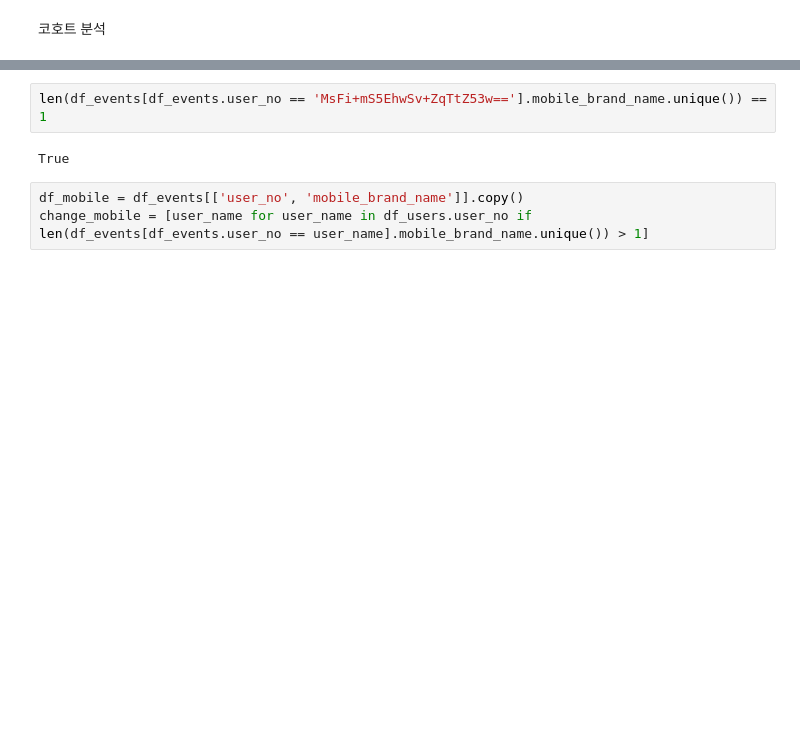
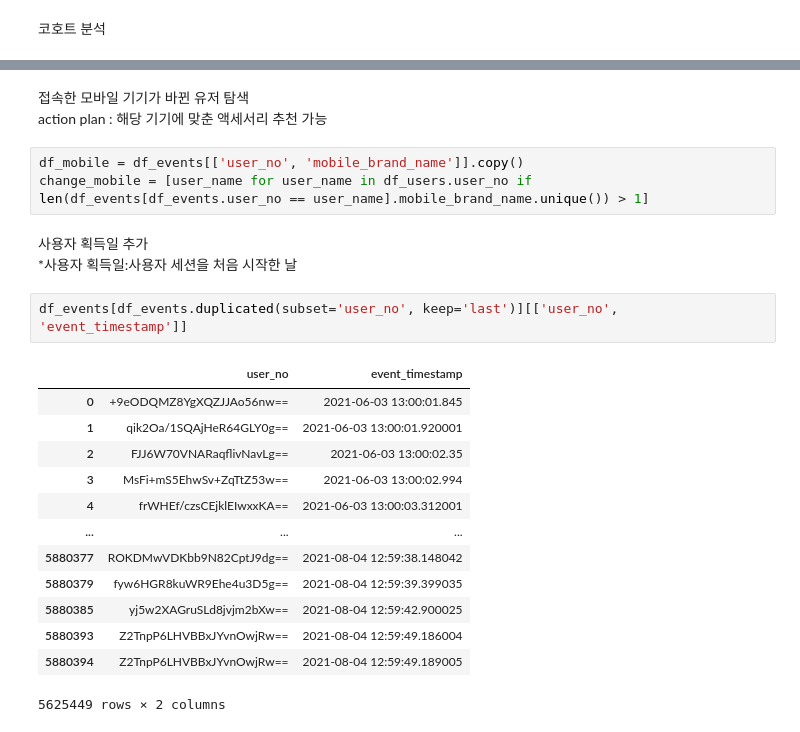
Before and after one commit to whatsasolo/eCommerce_PTJ, a Jupyter notebook: main.ipynb, the cells around one changed output, grey strips where cells are left out. Cells and saved outputs as stored; diff of their text form; blank space fills up the shorter version.

Commit message:
FEAT: Create func that get user who change their mobile phone and get user whos first session log

```diff
--- a/main.ipynb
+++ b/main.ipynb
@@ -200,7 +144,25 @@ df_events[df_events.user_no == 'qik2Oa/1SQAjHeR64GLY0g==']
-# %%
-len(df_events[df_events.user_no == 'MsFi+mS5EhwSv+ZqTtZ53w=='].mobile_brand_name.unique()) == 1
-# %% [output]
-True
+# %% [markdown]
+접속한 모바일 기기가 바뀐 유저 탐색 <br>
+action plan : 해당 기기에 맞춘 액세서리 추천 가능
 # %%
 df_mobile = df_events[['user_no', 'mobile_brand_name']].copy()
 change_mobile = [user_name for user_name in df_users.user_no if len(df_events[df_events.user_no == user_name].mobile_brand_name.unique()) > 1]
+# %% [markdown]
+사용자 획득일 추가 <br>
+*사용자 획득일:사용자 세션을 처음 시작한 날
+# %%
+df_events[df_events.duplicated(subset='user_no', keep='last')][['user_no', 'event_timestamp']]
+# %% [output]
+|  | user_no | event_timestamp |
+| 0 | +9eODQMZ8YgXQZJJAo56nw== | 2021-06-03 13:00:01.845 |
+| 1 | qik2Oa/1SQAjHeR64GLY0g== | 2021-06-03 13:00:01.920001 |
+| 2 | FJJ6W70VNARaqflivNavLg== | 2021-06-03 13:00:02.35 |
+| 3 | MsFi+mS5EhwSv+ZqTtZ53w== | 2021-06-03 13:00:02.994 |
+| 4 | frWHEf/czsCEjklEIwxxKA== | 2021-06-03 13:00:03.312001 |
+| ... | ... | ... |
+| 5880377 | ROKDMwVDKbb9N82CptJ9dg== | 2021-08-04 12:59:38.148042 |
+| 5880379 | fyw6HGR8kuWR9Ehe4u3D5g== | 2021-08-04 12:59:39.399035 |
+| 5880385 | yj5w2XAGruSLd8jvjm2bXw== | 2021-08-04 12:59:42.900025 |
+| 5880393 | Z2TnpP6LHVBBxJYvnOwjRw== | 2021-08-04 12:59:49.186004 |
+| 5880394 | Z2TnpP6LHVBBxJYvnOwjRw== | 2021-08-04 12:59:49.189005 |
+5625449 rows × 2 columns
```
Also changed, not shown: parts of 5 cells of this notebook.
